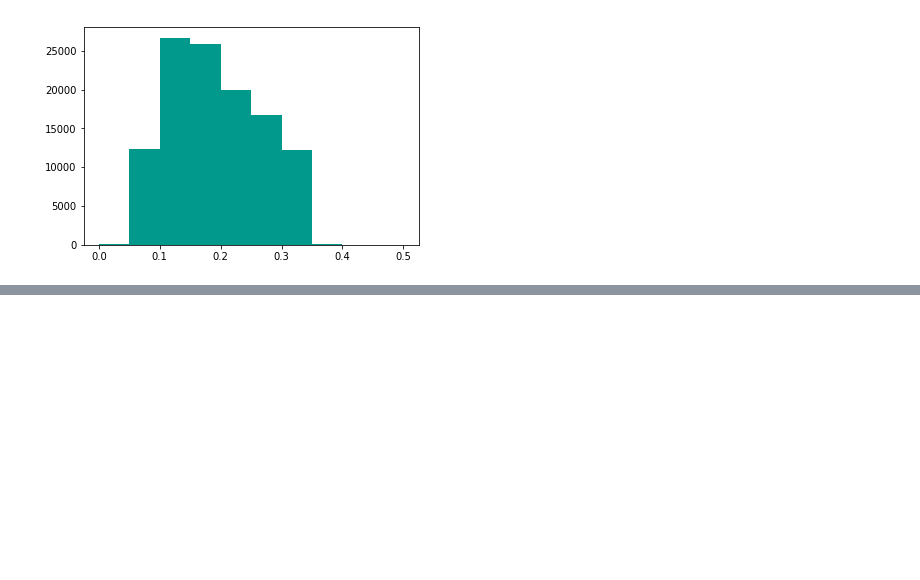
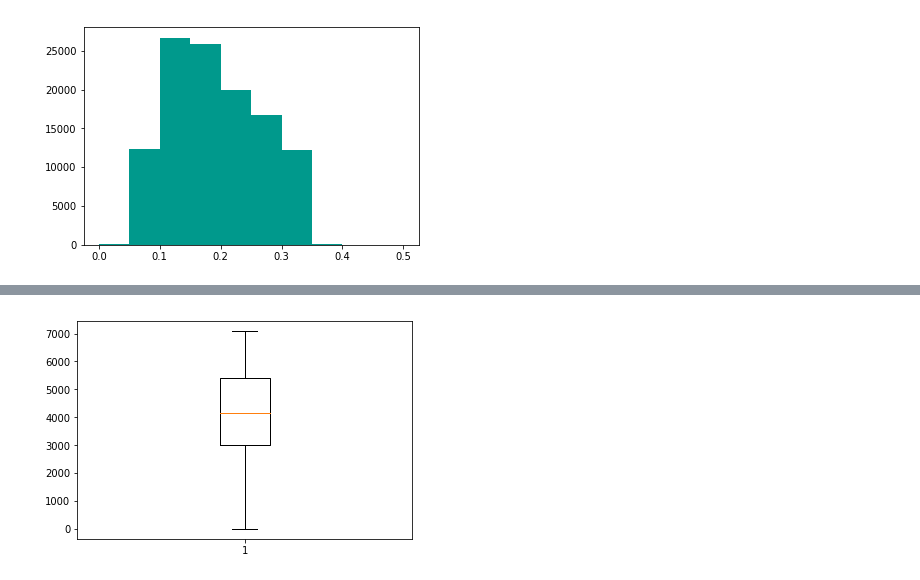
Before and after one commit to jovanmedfordDataAnalyst/loan-data-from-prosper, a Jupyter notebook: loan-analysis.ipynb, the cells around one changed output, grey strips where cells are left out. Drawn from its saved outputs; the diff is of its cells as text; code cells hidden in the pictures; blank space fills up the shorter version.

```diff
--- a/loan-analysis.ipynb
+++ b/loan-analysis.ipynb
@@ -233,0 +232,4 @@ plt.hist(loans['StatedMonthlyIncome'], bins = 1000);
+# %%
+plt.boxplot(post_july[post_july["StatedMonthlyIncome"]<7.083333e+03]["StatedMonthlyIncome"]);
+# %% [output]
+[figure, added]
```
Also changed, not shown: parts of 6 cells of this notebook.
